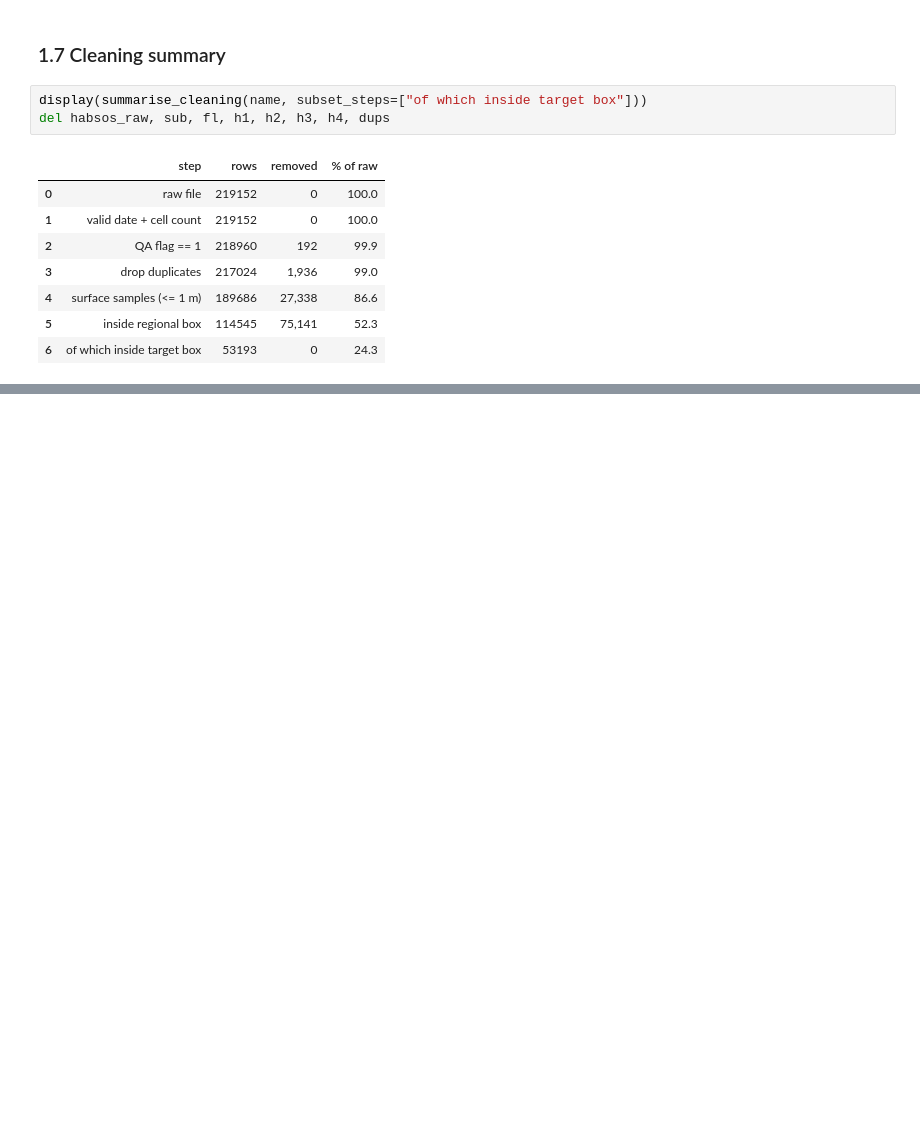
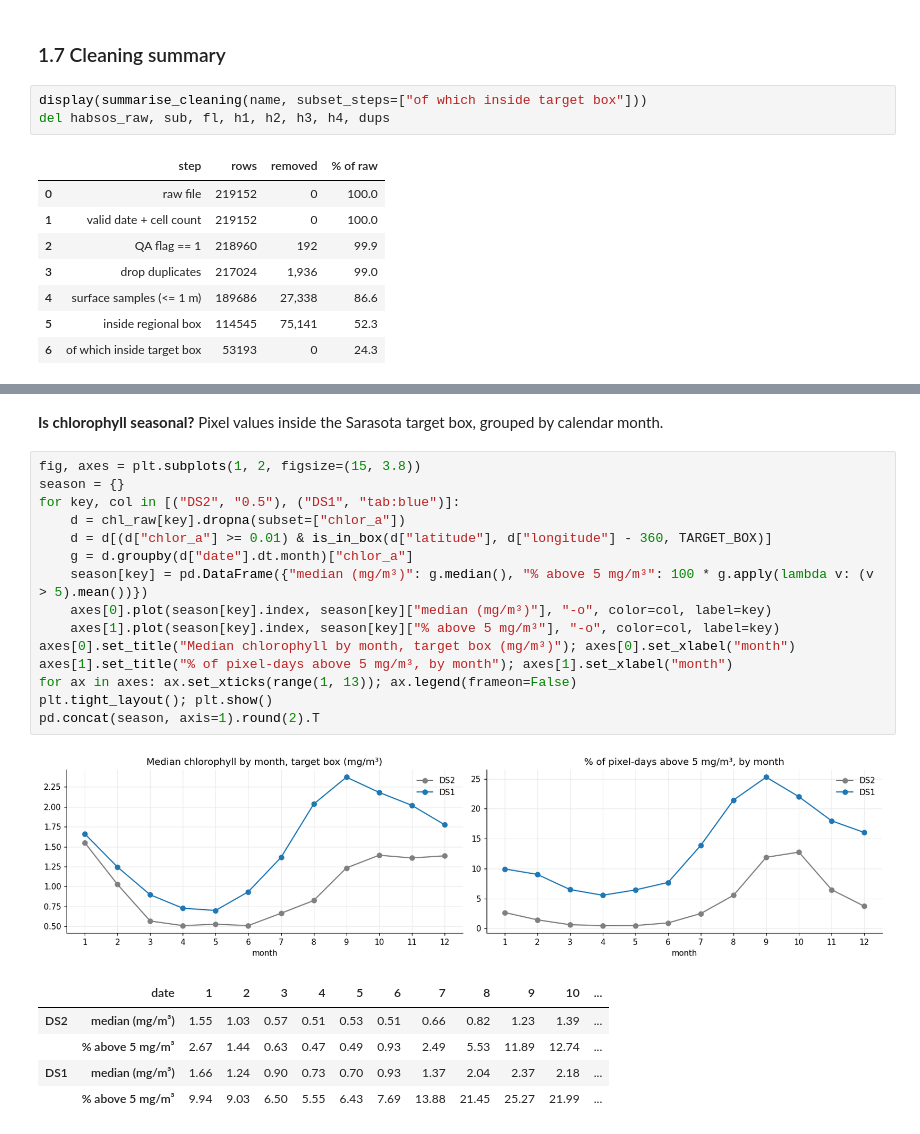
Before and after one commit to Break-Through-Tech/Biointerphase-1A-forecasting-harmful-algal-bloom-risk, a Jupyter notebook: models/notebooks/00_master_eda_and_merge.ipynb, the cells around one changed output, grey strips where cells are left out. Saved outputs shown, nothing was run; the diff lists cells and outputs as text; blank space fills up the shorter version.

```diff
--- a/models/notebooks/00_master_eda_and_merge.ipynb
+++ b/models/notebooks/00_master_eda_and_merge.ipynb
@@ -629,0 +768,24 @@ del habsos_raw, sub, fl, h1, h2, h3, h4, dups
+# %% [markdown]
+**Is chlorophyll seasonal?** Pixel values inside the Sarasota target box, grouped by calendar month.
+# %%
+fig, axes = plt.subplots(1, 2, figsize=(15, 3.8))
+season = {}
+for key, col in [("DS2", "0.5"), ("DS1", "tab:blue")]:
+    d = chl_raw[key].dropna(subset=["chlor_a"])
+    d = d[(d["chlor_a"] >= 0.01) & is_in_box(d["latitude"], d["longitude"] - 360, TARGET_BOX)]
+    g = d.groupby(d["date"].dt.month)["chlor_a"]
+    season[key] = pd.DataFrame({"median (mg/m³)": g.median(), "% above 5 mg/m³": 100 * g.apply(lambda v: (v > 5).mean())})
+    axes[0].plot(season[key].index, season[key]["median (mg/m³)"], "-o", color=col, label=key)
+    axes[1].plot(season[key].index, season[key]["% above 5 mg/m³"], "-o", color=col, label=key)
+axes[0].set_title("Median chlorophyll by month, target box (mg/m³)"); axes[0].set_xlabel("month")
+axes[1].set_title("% of pixel-days above 5 mg/m³, by month"); axes[1].set_xlabel("month")
+for ax in axes: ax.set_xticks(range(1, 13)); ax.legend(frameon=False)
+plt.tight_layout(); plt.show()
+pd.concat(season, axis=1).round(2).T
+# %% [output]
+[figure, added]
+|  | date | 1 | 2 | 3 | 4 | 5 | 6 | 7 | 8 | 9 | 10 | ... |
+| DS2 | median (mg/m³) | 1.55 | 1.03 | 0.57 | 0.51 | 0.53 | 0.51 | 0.66 | 0.82 | 1.23 | 1.39 | ... |
+|  | % above 5 mg/m³ | 2.67 | 1.44 | 0.63 | 0.47 | 0.49 | 0.93 | 2.49 | 5.53 | 11.89 | 12.74 | ... |
+| DS1 | median (mg/m³) | 1.66 | 1.24 | 0.90 | 0.73 | 0.70 | 0.93 | 1.37 | 2.04 | 2.37 | 2.18 | ... |
+|  | % above 5 mg/m³ | 9.94 | 9.03 | 6.50 | 5.55 | 6.43 | 7.69 | 13.88 | 21.45 | 25.27 | 21.99 | ... |
```
Also changed, not shown: parts of 39 cells of this notebook, 6 other files.
